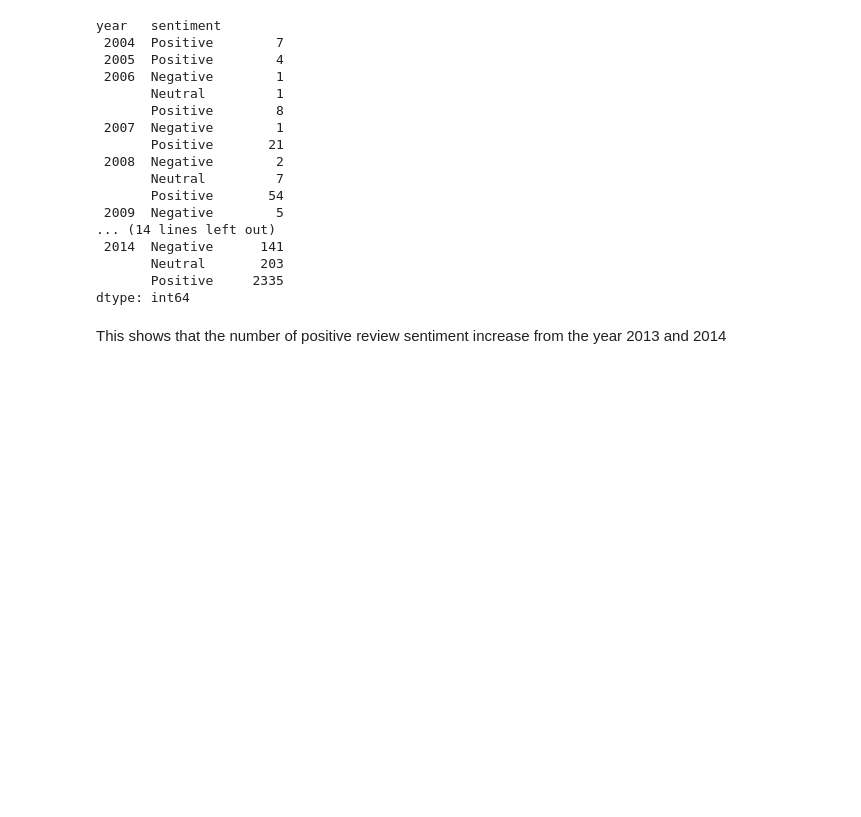
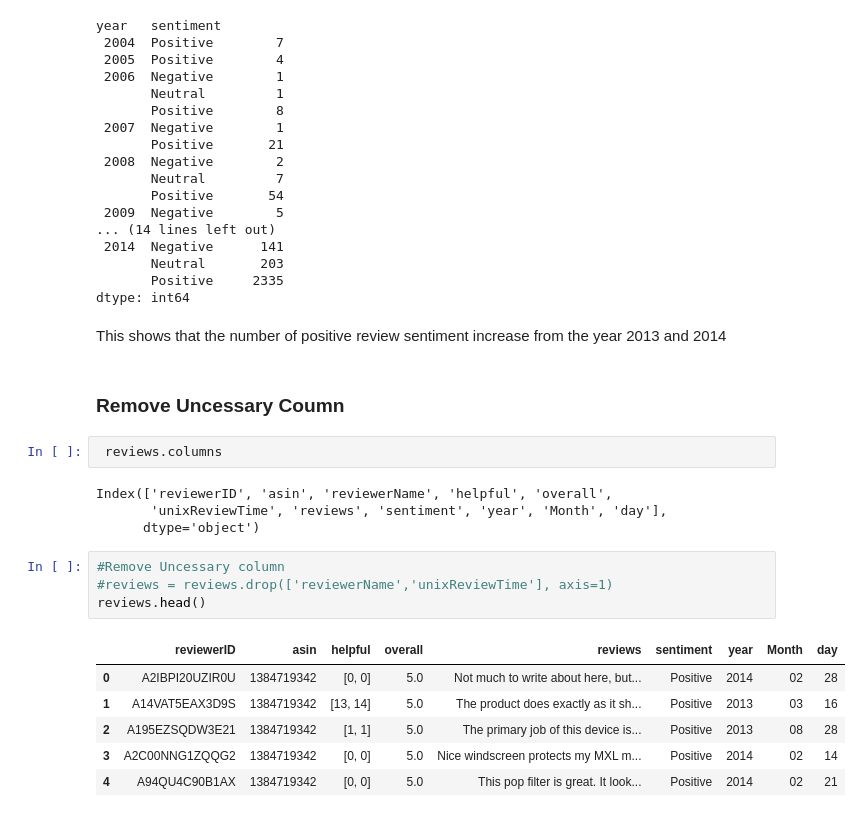
Before and after one commit to sheddyranking/Amazon-music-review, a Jupyter notebook: Sentiment_analysis_amazon-review1.ipynb, the cells around one changed output. Cells and saved outputs as stored; diff of their text form; blank space fills up the shorter version.

```diff
--- a/Sentiment_analysis_amazon-review1.ipynb
+++ b/Sentiment_analysis_amazon-review1.ipynb
@@ -241,3 +241,22 @@ year   sentiment
 dtype: int64
 # %% [markdown]
 This shows that the number of positive review sentiment increase from the year 2013 and 2014
+# %% [markdown]
+ ### Remove Uncessary Coumn
+# %%
+ reviews.columns
+# %% [output]
+Index(['reviewerID', 'asin', 'reviewerName', 'helpful', 'overall',
+       'unixReviewTime', 'reviews', 'sentiment', 'year', 'Month', 'day'],
+      dtype='object')
+# %%
+#Remove Uncessary column
+#reviews = reviews.drop(['reviewerName','unixReviewTime'], axis=1)
+reviews.head()
+# %% [output]
+|  | reviewerID | asin | helpful | overall | reviews | sentiment | year | Month | day |
+| 0 | A2IBPI20UZIR0U | 1384719342 | [0, 0] | 5.0 | Not much to write about here, but... | Positive | 2014 | 02 | 28 |
+| 1 | A14VAT5EAX3D9S | 1384719342 | [13, 14] | 5.0 | The product does exactly as it sh... | Positive | 2013 | 03 | 16 |
+| 2 | A195EZSQDW3E21 | 1384719342 | [1, 1] | 5.0 | The primary job of this device is... | Positive | 2013 | 08 | 28 |
+| 3 | A2C00NNG1ZQQG2 | 1384719342 | [0, 0] | 5.0 | Nice windscreen protects my MXL m... | Positive | 2014 | 02 | 14 |
+| 4 | A94QU4C90B1AX | 1384719342 | [0, 0] | 5.0 | This pop filter is great. It look... | Positive | 2014 | 02 | 21 |
```
